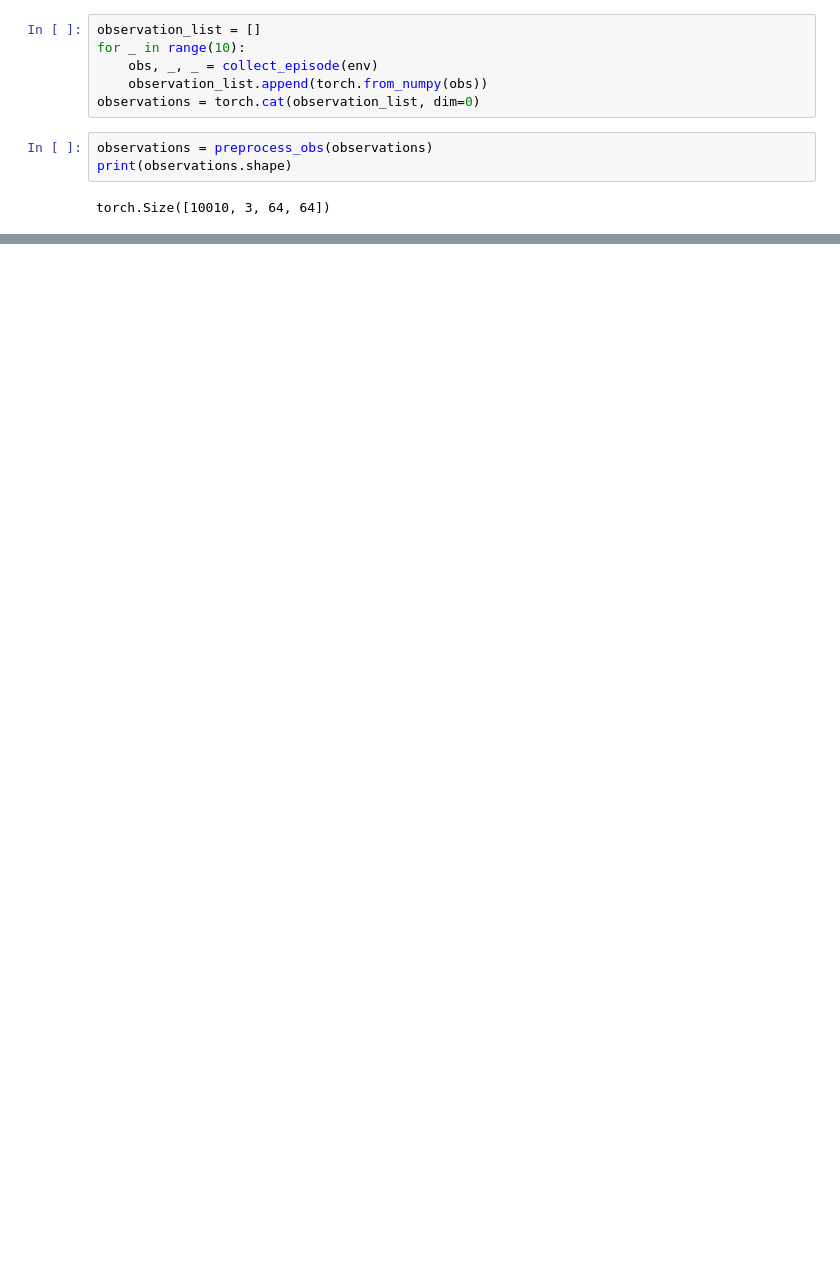
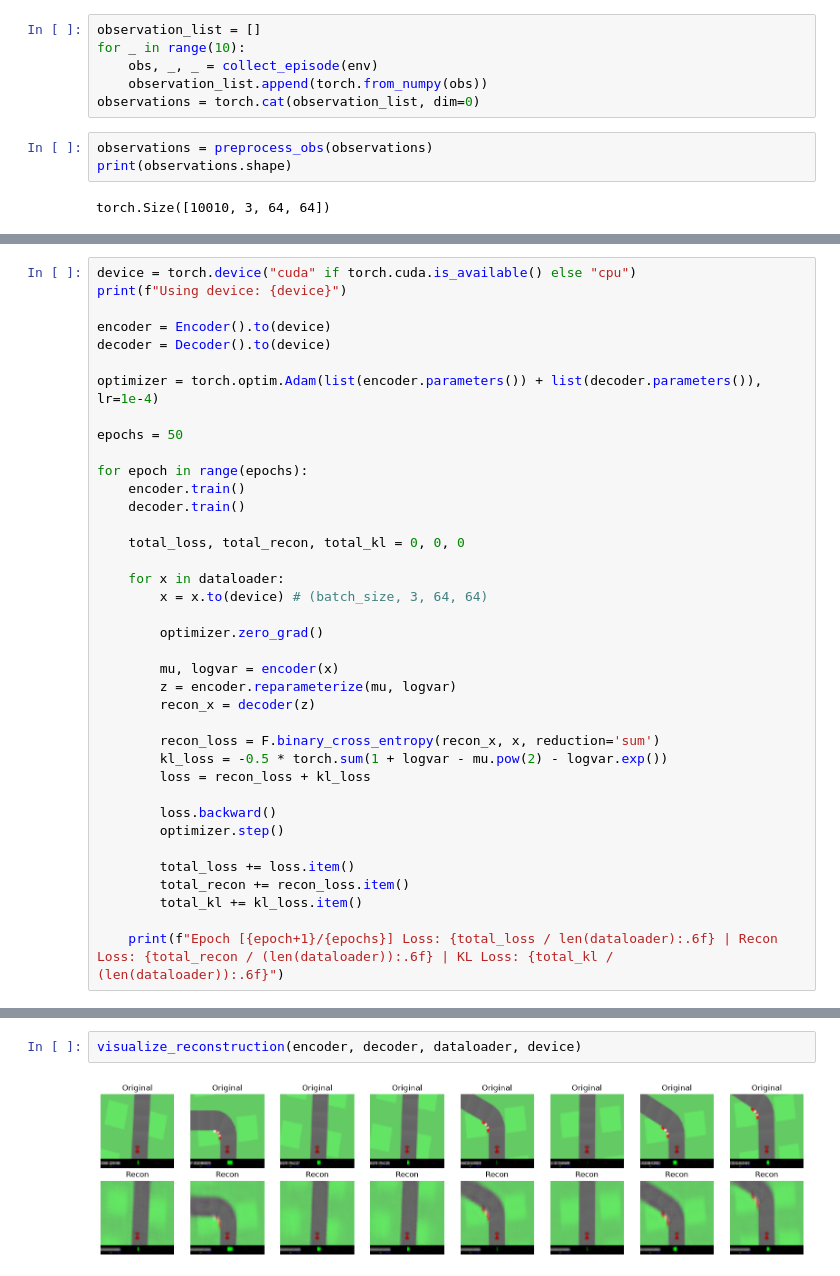
Before and after one commit to Nonepf/deeplearning-minimum, a Jupyter notebook: notebooks/world-models/world-models-2018.ipynb, the cells around one changed output, grey strips where cells are left out. Cells and saved outputs as stored; diff of their text form; blank space fills up the shorter version.

```diff
--- a/notebooks/world-models/world-models-2018.ipynb
+++ b/notebooks/world-models/world-models-2018.ipynb
@@ -339,0 +375,38 @@ dec_model = Decoder()
+# %%
+device = torch.device("cuda" if torch.cuda.is_available() else "cpu")
+print(f"Using device: {device}")
+
+encoder = Encoder().to(device)
+decoder = Decoder().to(device)
+
+optimizer = torch.optim.Adam(list(encoder.parameters()) + list(decoder.parameters()), lr=1e-4)
+
+epochs = 50
+
+for epoch in range(epochs):
+    encoder.train()
+    decoder.train()
+
+    total_loss, total_recon, total_kl = 0, 0, 0
+
+    for x in dataloader:
+        x = x.to(device) # (batch_size, 3, 64, 64)
+
+        optimizer.zero_grad()
+
+        mu, logvar = encoder(x)
+        z = encoder.reparameterize(mu, logvar)
+        recon_x = decoder(z)
+
+        recon_loss = F.binary_cross_entropy(recon_x, x, reduction='sum')
+        kl_loss = -0.5 * torch.sum(1 + logvar - mu.pow(2) - logvar.exp())
+        loss = recon_loss + kl_loss
+
+        loss.backward()
+        optimizer.step()
+
+        total_loss += loss.item()
+        total_recon += recon_loss.item()
+        total_kl += kl_loss.item()
+
+    print(f"Epoch [{epoch+1}/{epochs}] Loss: {total_loss / len(dataloader):.6f} | Recon Loss: {total_recon / (len(dataloader)):.6f} | KL Loss: {total_kl / (len(dataloader)):.6f}")
@@ -339,0 +480,4 @@ dec_model = Decoder()
+# %%
+visualize_reconstruction(encoder, decoder, dataloader, device)
+# %% [output]
+[figure, added]
```
Also changed, not shown: parts of 13 cells of this notebook.
